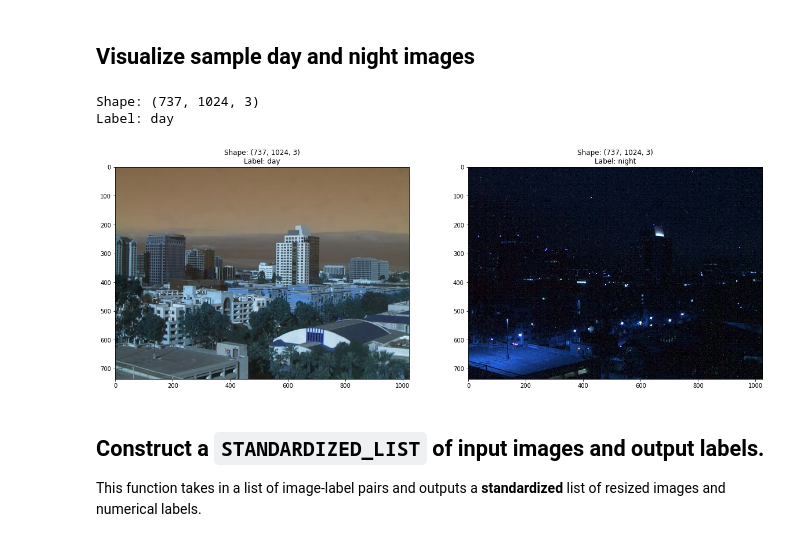
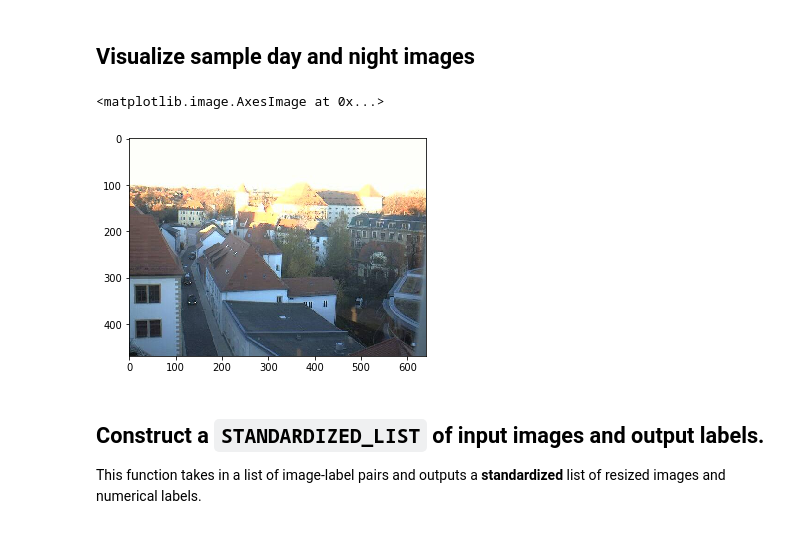
Before and after one commit to DeepLearningVision-2019/a1-image-classifier-pepebm, a Jupyter notebook: A1. CV. Basic Image Classification.ipynb, the cells around one changed output. Saved outputs shown, nothing was run; the diff lists cells and outputs as text; code cells hidden in the pictures.

```diff
--- a/A1. CV. Basic Image Classification.ipynb
+++ b/A1. CV. Basic Image Classification.ipynb
@@ -50,15 +49,16 @@ IMAGE_LIST = helpers.load_dataset(image_dir_training)
 # %%
 # Select an image and its label by list index
 image_index = 6
 selected_image = IMAGE_LIST[image_index][0]
 selected_label = IMAGE_LIST[image_index][1]
 
 ## TODO: Create a subplot of a day image and a night image. The titles should consist of the shape and label
 # of the image
+image = cv2.cvtColor(selected_image, cv2.COLOR_BGR2RGB)
+plt.imshow(image)
 # %% [output]
-Shape: (737, 1024, 3)
-Label: day
+<matplotlib.image.AxesImage at 0x...>
-[figure, old version]
+[figure, new version]
 # %% [markdown]
 ## Construct a `STANDARDIZED_LIST` of input images and output labels.
 
```
Also changed, not shown: parts of 8 cells of this notebook, 3 other files.
